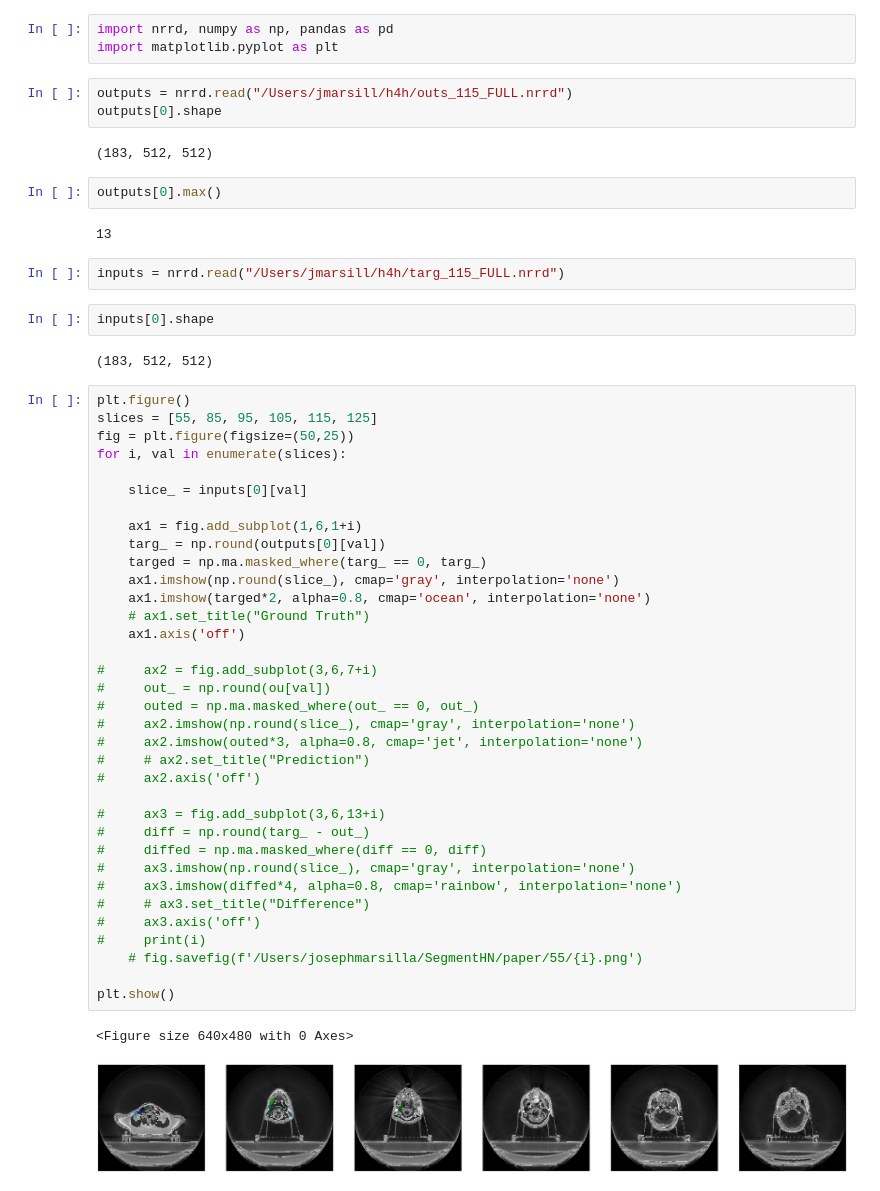
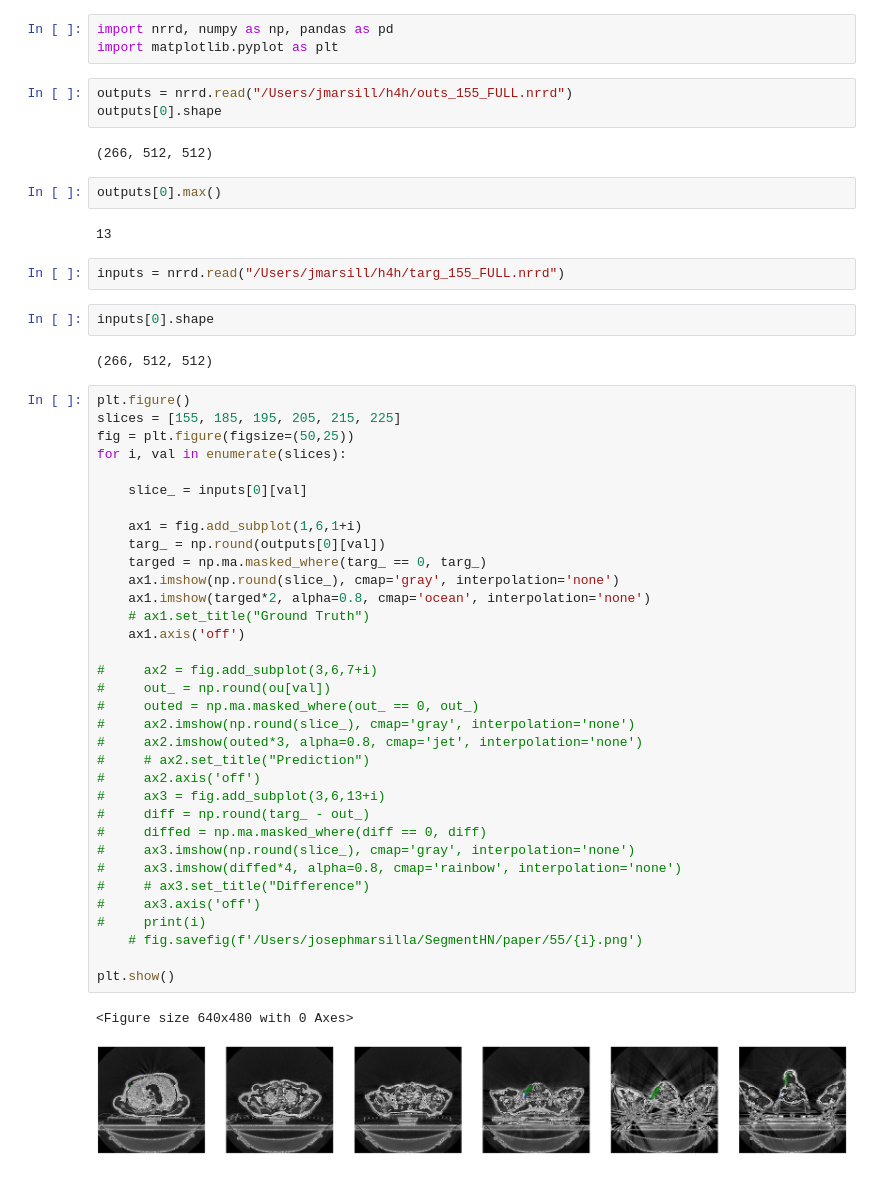
Before and after one commit to radreports/ptl-oar-segmentation, a Jupyter notebook: paper/notebooks/NeckLevelView.ipynb, the cells around one changed output. Drawn from its saved outputs; the diff is of its cells as text.

```diff
--- a/paper/notebooks/NeckLevelView.ipynb
+++ b/paper/notebooks/NeckLevelView.ipynb
@@ -2,55 +2,54 @@
 import nrrd, numpy as np, pandas as pd
 import matplotlib.pyplot as plt
 # %%
-outputs = nrrd.read("/Users/jmarsill/h4h/outs_115_FULL.nrrd")
+outputs = nrrd.read("/Users/jmarsill/h4h/outs_155_FULL.nrrd")
 outputs[0].shape
 # %% [output]
-(183, 512, 512)
+(266, 512, 512)
 # %%
 outputs[0].max()
 # %% [output]
 13
 # %%
-inputs = nrrd.read("/Users/jmarsill/h4h/targ_115_FULL.nrrd")
+inputs = nrrd.read("/Users/jmarsill/h4h/targ_155_FULL.nrrd")
 # %%
 inputs[0].shape
 # %% [output]
-(183, 512, 512)
+(266, 512, 512)
 # %%
 plt.figure()
-slices = [55, 85, 95, 105, 115, 125]
+slices = [155, 185, 195, 205, 215, 225]
 fig = plt.figure(figsize=(50,25))
 for i, val in enumerate(slices):
 
     slice_ = inputs[0][val]
 
     ax1 = fig.add_subplot(1,6,1+i)
     targ_ = np.round(outputs[0][val])
     targed = np.ma.masked_where(targ_ == 0, targ_)
     ax1.imshow(np.round(slice_), cmap='gray', interpolation='none')
     ax1.imshow(targed*2, alpha=0.8, cmap='ocean', interpolation='none')
     # ax1.set_title("Ground Truth")
     ax1.axis('off')
 
 #     ax2 = fig.add_subplot(3,6,7+i)
 #     out_ = np.round(ou[val])
 #     outed = np.ma.masked_where(out_ == 0, out_)
 #     ax2.imshow(np.round(slice_), cmap='gray', interpolation='none')
 #     ax2.imshow(outed*3, alpha=0.8, cmap='jet', interpolation='none')
 #     # ax2.set_title("Prediction")
 #     ax2.axis('off')
-
 #     ax3 = fig.add_subplot(3,6,13+i)
 #     diff = np.round(targ_ - out_)
 #     diffed = np.ma.masked_where(diff == 0, diff)
 #     ax3.imshow(np.round(slice_), cmap='gray', interpolation='none')
 #     ax3.imshow(diffed*4, alpha=0.8, cmap='rainbow', interpolation='none')
 #     # ax3.set_title("Difference")
 #     ax3.axis('off')
 #     print(i)
     # fig.savefig(f'/Users/josephmarsilla/SegmentHN/paper/55/{i}.png')
 
 plt.show()
 # %% [output]
 <Figure size 640x480 with 0 Axes>
-[figure, old version]
+[figure, new version]
```
Also changed, not shown: 2 other files.
